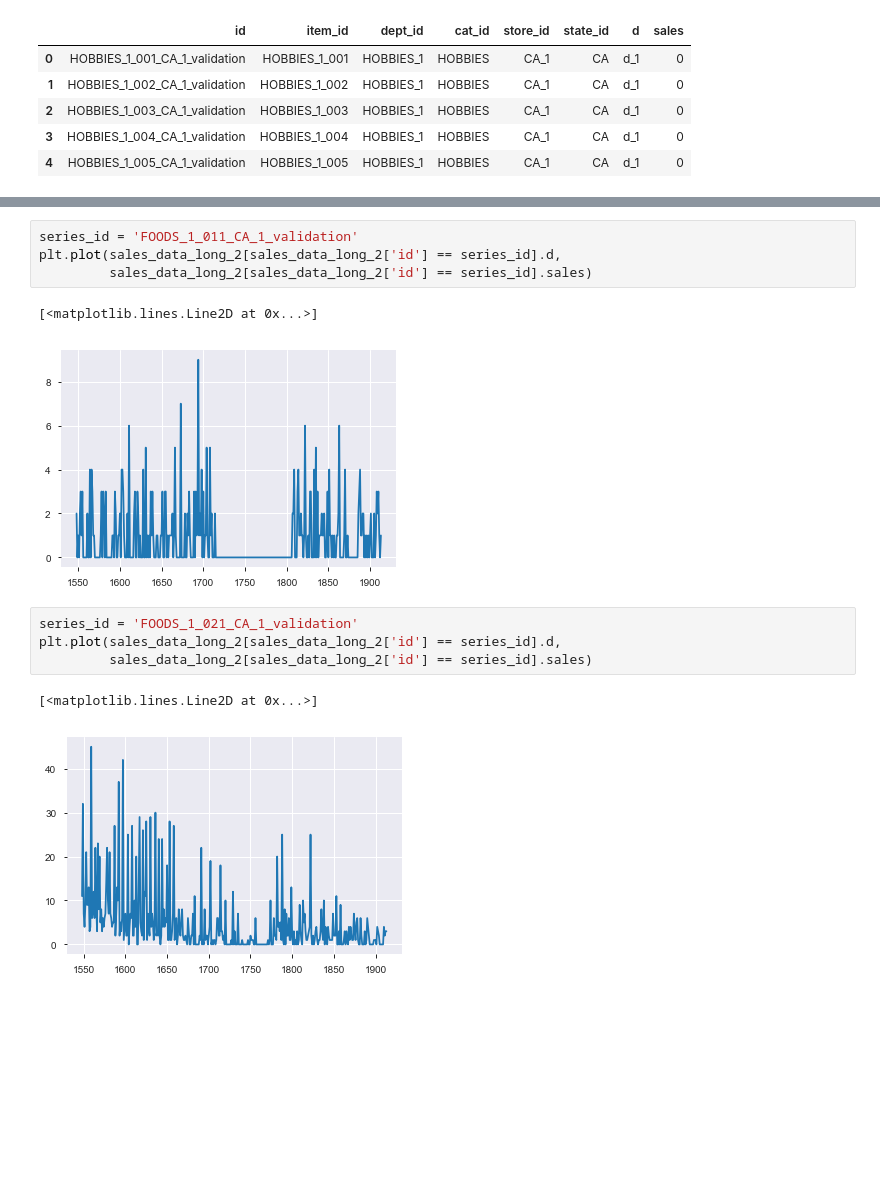
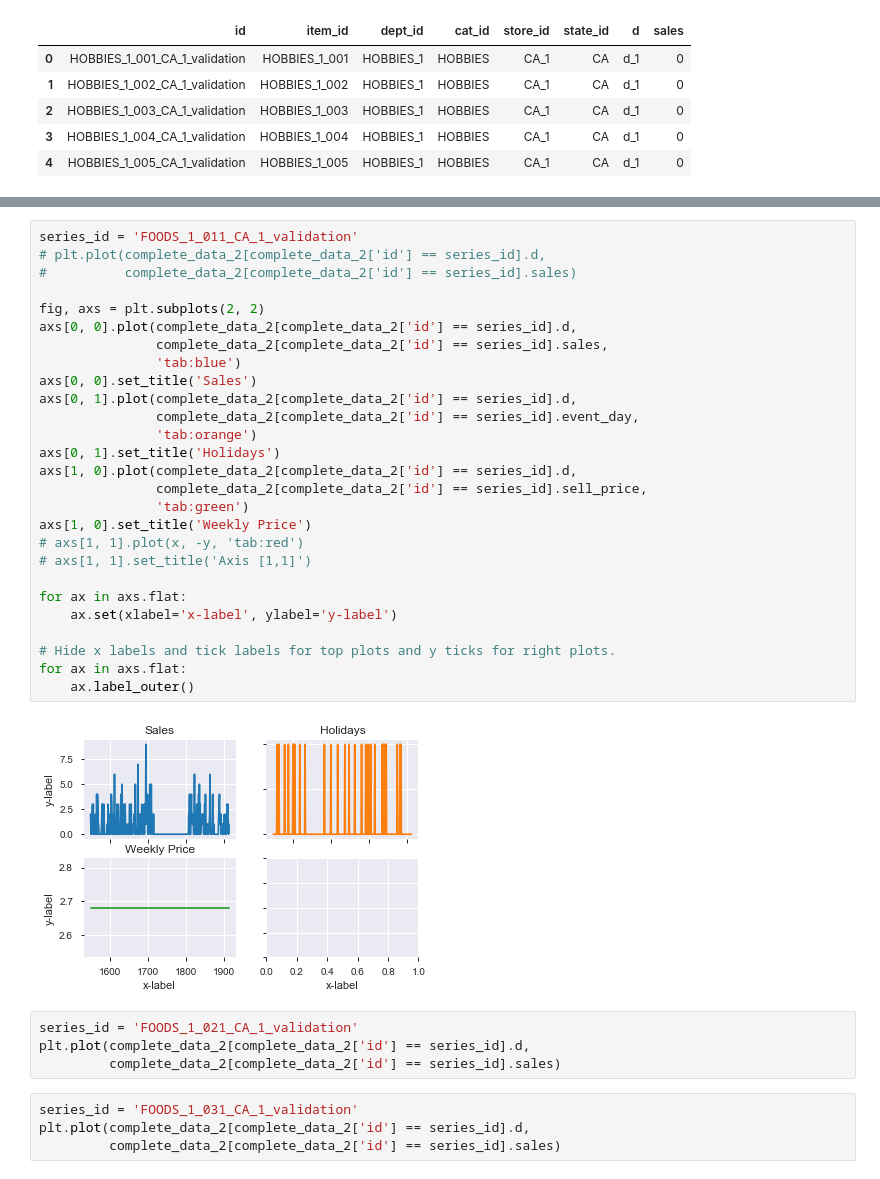
Before and after one commit to andrew-kipp/M5-Forecasting, a Jupyter notebook: EDA.ipynb, the cells around one changed output, grey strips where cells are left out. Saved outputs shown, nothing was run; the diff lists cells and outputs as text; blank space fills up the shorter version.

```diff
--- a/EDA.ipynb
+++ b/EDA.ipynb
@@ -322,18 +352,41 @@ plt.hist(sales_data_long_2.groupby('item_id').sales.mean())
         46.69562842]),
  <a list of 10 Patch objects>)
 [figure]
+# %%
+series_id = 'FOODS_1_011_CA_1_validation'
+# plt.plot(complete_data_2[complete_data_2['id'] == series_id].d,
+#          complete_data_2[complete_data_2['id'] == series_id].sales)
+
+fig, axs = plt.subplots(2, 2)
+axs[0, 0].plot(complete_data_2[complete_data_2['id'] == series_id].d,
+               complete_data_2[complete_data_2['id'] == series_id].sales,
+               'tab:blue')
+axs[0, 0].set_title('Sales')
+axs[0, 1].plot(complete_data_2[complete_data_2['id'] == series_id].d,
+               complete_data_2[complete_data_2['id'] == series_id].event_day,
+               'tab:orange')
+axs[0, 1].set_title('Holidays')
+axs[1, 0].plot(complete_data_2[complete_data_2['id'] == series_id].d,
+               complete_data_2[complete_data_2['id'] == series_id].sell_price,
+               'tab:green')
+axs[1, 0].set_title('Weekly Price')
+# axs[1, 1].plot(x, -y, 'tab:red')
+# axs[1, 1].set_title('Axis [1,1]')
+
+for ax in axs.flat:
+    ax.set(xlabel='x-label', ylabel='y-label')
+
+# Hide x labels and tick labels for top plots and y ticks for right plots.
+for ax in axs.flat:
+    ax.label_outer()
+# %% [output]
+[figure, added]
 # %%
-series_id = 'FOODS_1_011_CA_1_validation'
-plt.plot(sales_data_long_2[sales_data_long_2['id'] == series_id].d,
-         sales_data_long_2[sales_data_long_2['id'] == series_id].sales)
+series_id = 'FOODS_1_021_CA_1_validation'
+plt.plot(complete_data_2[complete_data_2['id'] == series_id].d,
+         complete_data_2[complete_data_2['id'] == series_id].sales)
-# %% [output]
-[<matplotlib.lines.Line2D at 0x...>]
-[figure, removed]
 # %%
-series_id = 'FOODS_1_021_CA_1_validation'
-plt.plot(sales_data_long_2[sales_data_long_2['id'] == series_id].d,
-         sales_data_long_2[sales_data_long_2['id'] == series_id].sales)
+series_id = 'FOODS_1_031_CA_1_validation'
+plt.plot(complete_data_2[complete_data_2['id'] == series_id].d,
+         complete_data_2[complete_data_2['id'] == series_id].sales)
-# %% [output]
-[<matplotlib.lines.Line2D at 0x...>]
-[figure, removed]
 # %%
```
Also changed, not shown: parts of 15 cells of this notebook.
